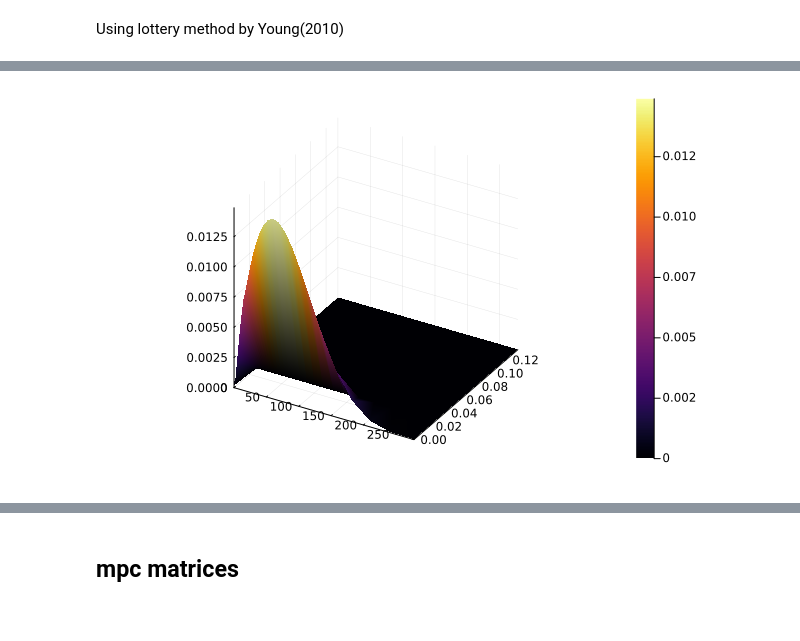
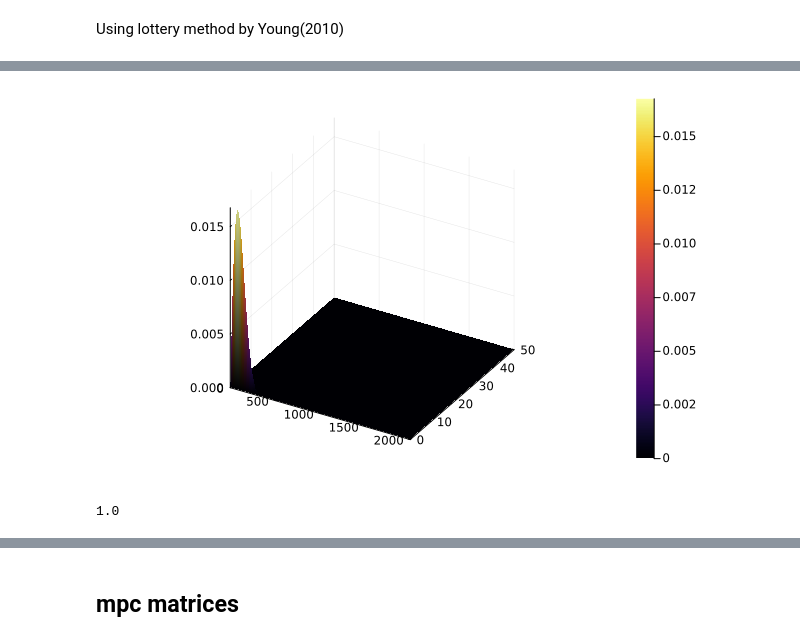
Before and after one commit to ErfanAhar/Credit-Expansion-and-Fiscal-Multiplier, a Jupyter notebook: Codes/Julia-TwoAsset/twoasset_adjustmentCost.ipynb, the cells around one changed output, grey strips where cells are left out. Drawn from its saved outputs; the diff is of its cells as text; code cells hidden in the pictures.

```diff
--- a/Codes/Julia-TwoAsset/twoasset_adjustmentCost.ipynb
+++ b/Codes/Julia-TwoAsset/twoasset_adjustmentCost.ipynb
@@ -369,9 +346,13 @@ reach to stationary dist after 1875 iterations.
 # %%
 dist = reshape(dist, pr.nz, pr.nb, pr.na)
 
 # draw first n = 20 first
-na = 51
-nb = 5
+na = pr.na
+nb = pr.nb
 surface(a[1:na], b[1:nb], dist[1,1:nb,1:na])
 # %% [output]
-[figure, old version]
+[figure, new version]
+# %%
+sum(dist)
+# %% [output]
+1.0
```
Also changed, not shown: parts of 12 cells of this notebook, 1 other file.
